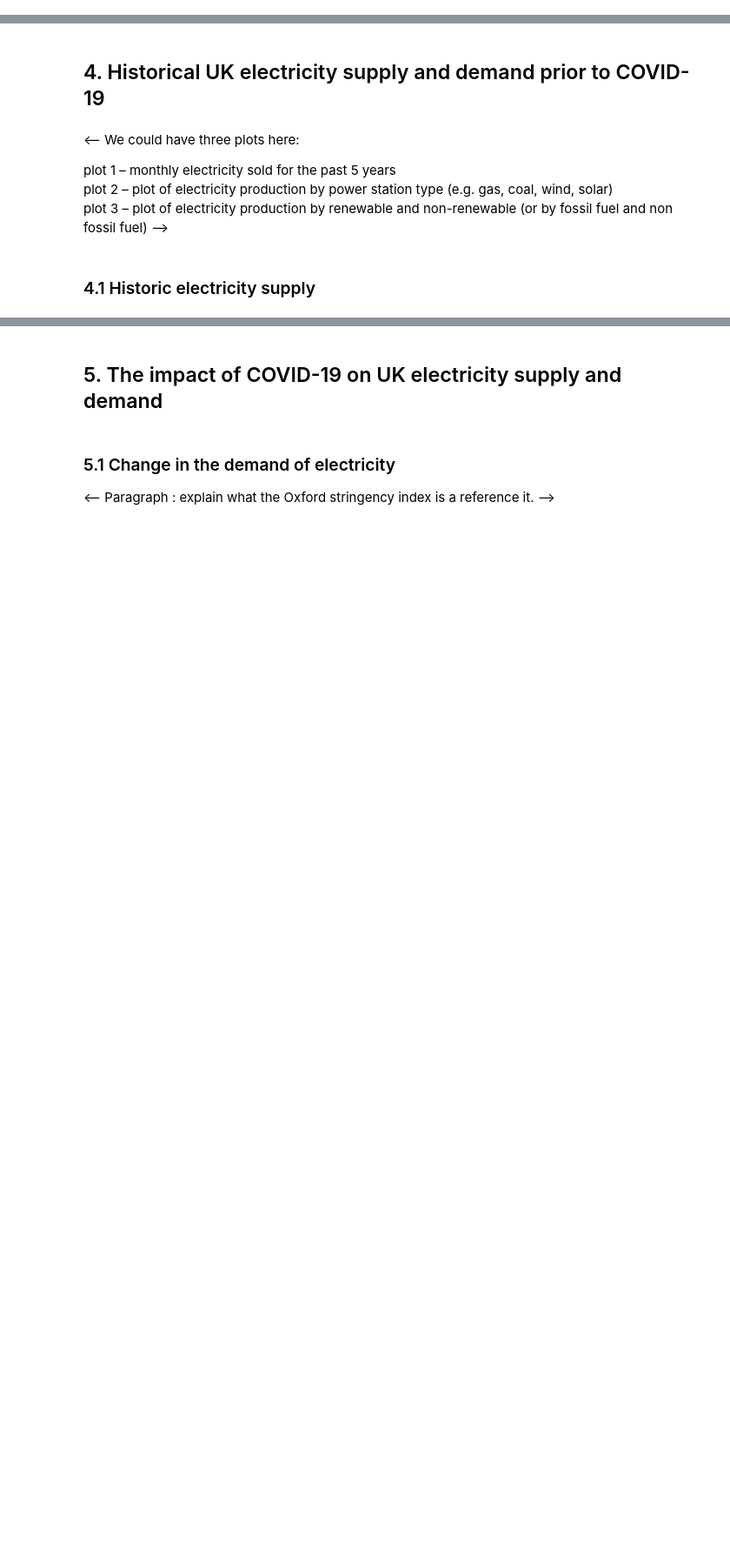
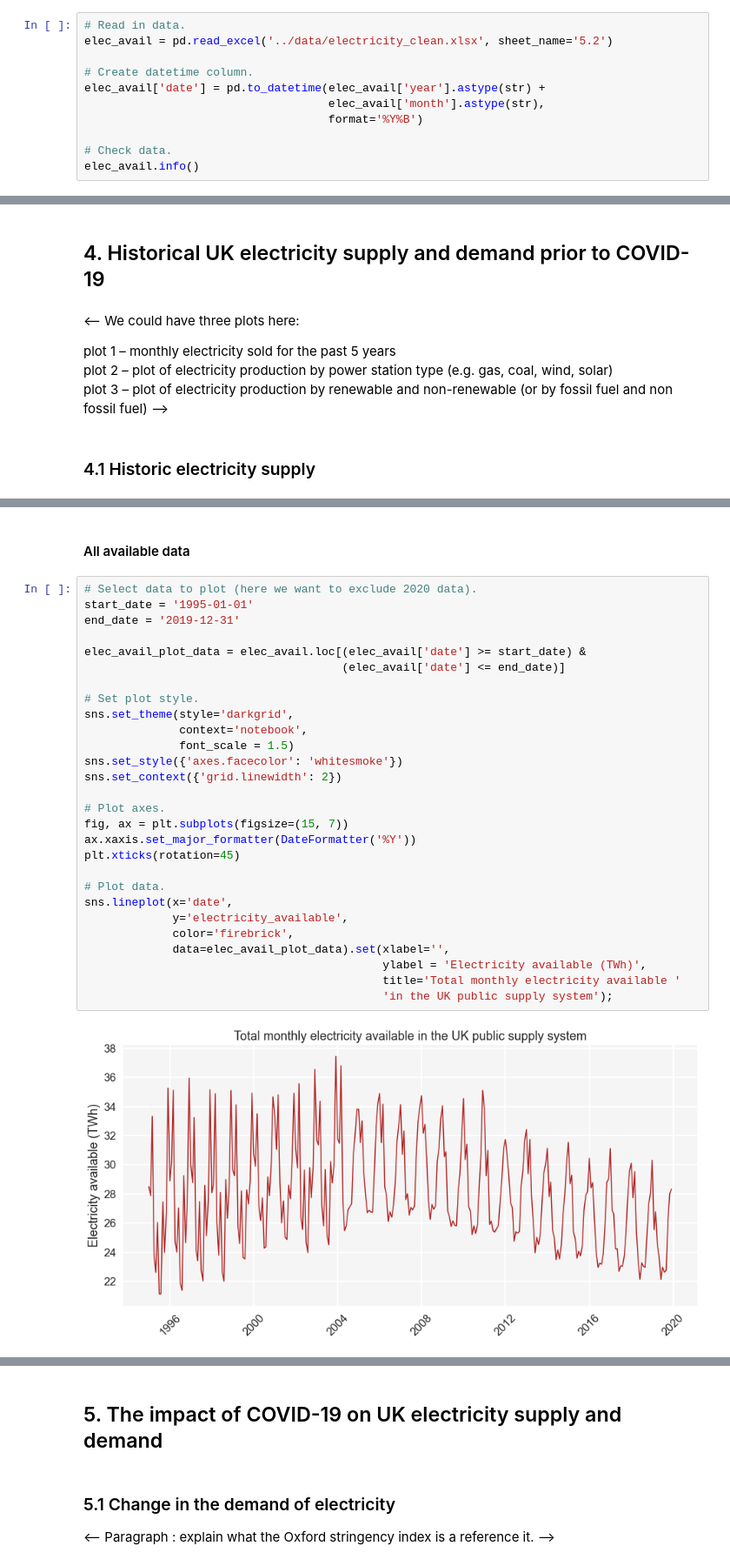
Before and after one commit to robynfsj/cfg-big-data-challenge, a Jupyter notebook: notebooks/submission.ipynb, the cells around one changed output, grey strips where cells are left out. Shown at 87% size. Cells and saved outputs as stored; diff of their text form; blank space fills up the shorter version.

Commit message:
Update historical data section

```diff
--- a/notebooks/submission.ipynb
+++ b/notebooks/submission.ipynb
@@ -72,0 +76,11 @@ Total electricity sold (TWh) is used as a proxy for electricity demand.
+# %%
+# Read in data.
+elec_avail = pd.read_excel('../data/electricity_clean.xlsx', sheet_name='5.2')
+
+# Create datetime column.
+elec_avail['date'] = pd.to_datetime(elec_avail['year'].astype(str) +
+                                    elec_avail['month'].astype(str),
+                                    format='%Y%B')
+
+# Check data.
+elec_avail.info()
@@ -133,0 +248,32 @@ ax.xaxis.set_major_formatter(date_form)
+# %% [markdown]
+#### All available data
+# %%
+# Select data to plot (here we want to exclude 2020 data).
+start_date = '1995-01-01'
+end_date = '2019-12-31'
+
+elec_avail_plot_data = elec_avail.loc[(elec_avail['date'] >= start_date) &
+                                      (elec_avail['date'] <= end_date)]
+
+# Set plot style.
+sns.set_theme(style='darkgrid',
+              context='notebook',
+              font_scale = 1.5)
+sns.set_style({'axes.facecolor': 'whitesmoke'})
+sns.set_context({'grid.linewidth': 2})
+
+# Plot axes.
+fig, ax = plt.subplots(figsize=(15, 7))
+ax.xaxis.set_major_formatter(DateFormatter('%Y'))
+plt.xticks(rotation=45)
+
+# Plot data.
+sns.lineplot(x='date',
+             y='electricity_available',
+             color='firebrick',
+             data=elec_avail_plot_data).set(xlabel='',
+                                            ylabel = 'Electricity available (TWh)',
+                                            title='Total monthly electricity available '
+                                            'in the UK public supply system');
+# %% [output]
+[figure, added]
```
Also changed, not shown: parts of 45 cells of this notebook.
